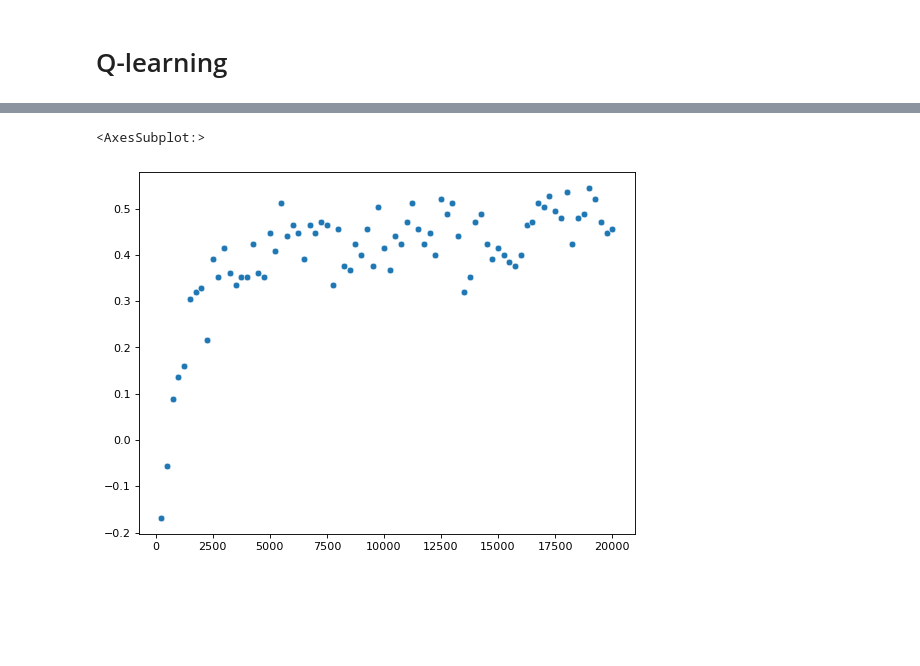
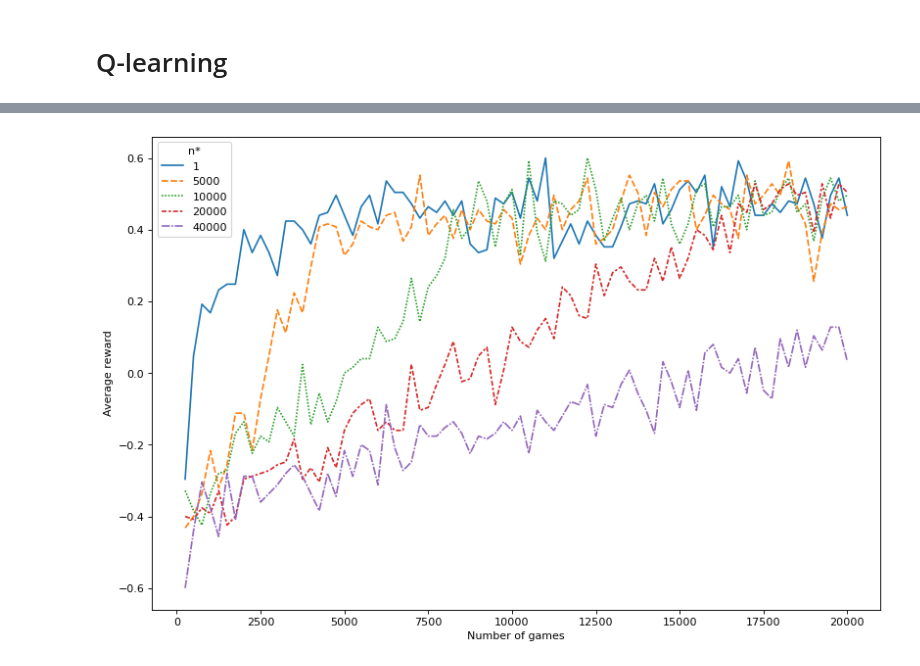
Before and after one commit to bschiehl/MP_nim, a Jupyter notebook: MP_nim_Q_learning.ipynb, the cells around one changed output, grey strips where cells are left out. Saved outputs shown, nothing was run; the diff lists cells and outputs as text; code cells hidden in the pictures; blank space fills up the shorter version.

```diff
--- a/MP_nim_Q_learning.ipynb
+++ b/MP_nim_Q_learning.ipynb
@@ -104,6 +249,8 @@ print(games_won/20000)
-# %%
-figure(figsize=(8, 6), dpi=80)
-sns.scatterplot(x=list(range(250, 20001, 250)), y=avg_rewards)
-# %% [output]
-<AxesSubplot:>
-[figure, removed]
+# %%
+# Question 2
+plt.figure(figsize=(12, 8), dpi=80)
+ax = sns.lineplot(data=avg_rewardsDE)
+ax.set(ylabel="Average reward")
+plt.show()
+# %% [output]
+[figure, added]
```
Also changed, not shown: parts of 17 cells of this notebook.
